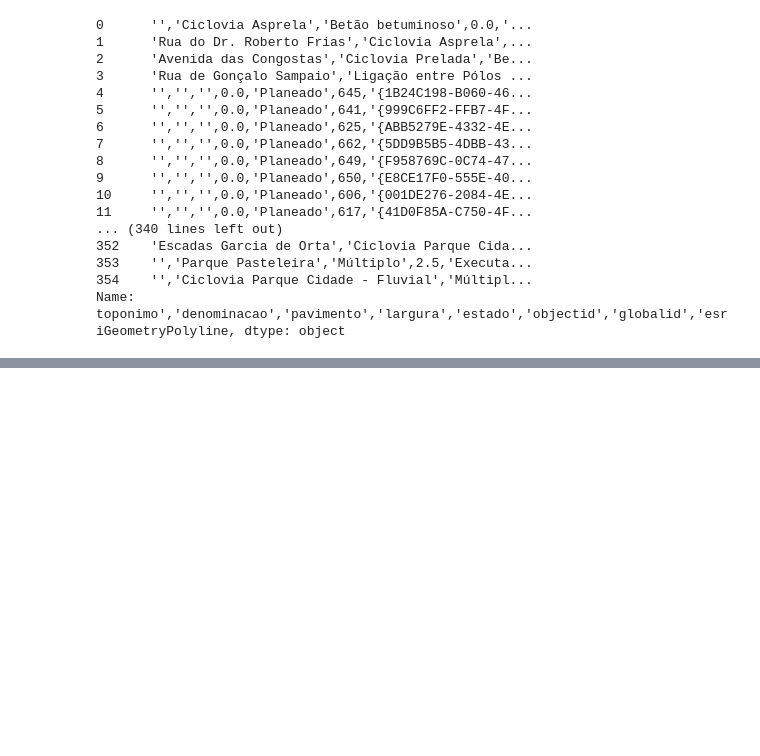
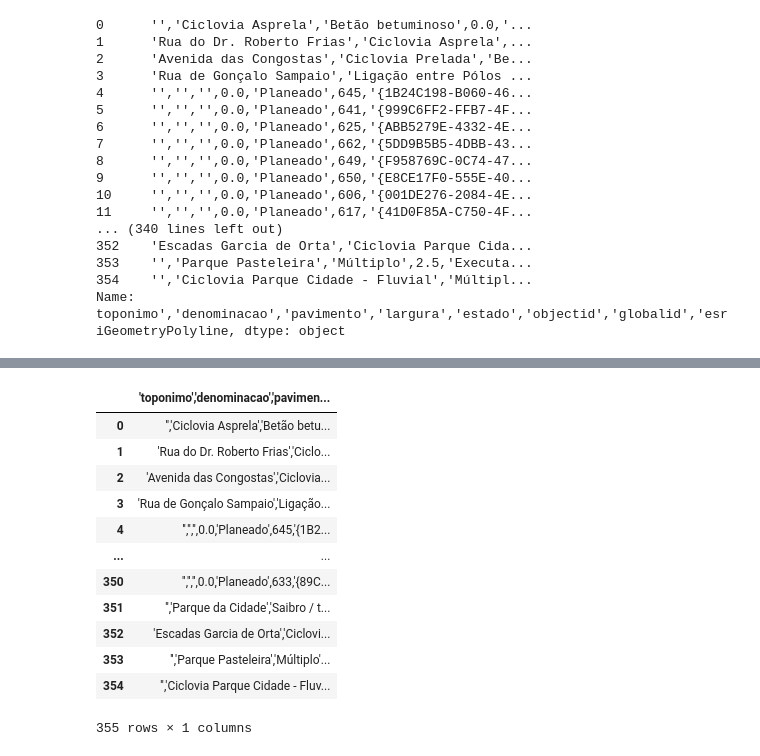
Before and after one commit to jotavare/hackacity-2023, a Jupyter notebook: source/example.ipynb, the cells around one changed output, grey strips where cells are left out. Cells and saved outputs as stored; diff of their text form; code cells hidden in the pictures; blank space fills up the shorter version.

```diff
--- a/source/example.ipynb
+++ b/source/example.ipynb
@@ -111,0 +162,25 @@ Name: toponimo','denominacao','pavimento','largura','estado','objectid','globali
+# %%
+import requests
+import pandas as pd
+
+url = "https://opendata.porto.digital/dataset/d23a2bca-ffe5-43d0-954a-7b5e90167289/resource/61961146-c116-4b40-83e1-f4391c6cb485/download/ext-ciclovias.csv"
+
+# read all columns minus the last one
+data = pd.read_csv(url, sep=";")
+
+# print
+display(data)
+# %% [output]
+|  | 'toponimo','denominacao','pavimen... |
+| 0 | '','Ciclovia Asprela','Betão betu... |
+| 1 | 'Rua do Dr. Roberto Frias','Ciclo... |
+| 2 | 'Avenida das Congostas','Ciclovia... |
+| 3 | 'Rua de Gonçalo Sampaio','Ligação... |
+| 4 | '','','',0.0,'Planeado',645,'{1B2... |
+| ... | ... |
+| 350 | '','','',0.0,'Planeado',633,'{89C... |
+| 351 | '','Parque da Cidade','Saibro / t... |
+| 352 | 'Escadas Garcia de Orta','Ciclovi... |
+| 353 | '','Parque Pasteleira','Múltiplo'... |
+| 354 | '','Ciclovia Parque Cidade - Fluv... |
+355 rows × 1 columns
```
Also changed, not shown: parts of 2 cells of this notebook, 1 other file.
